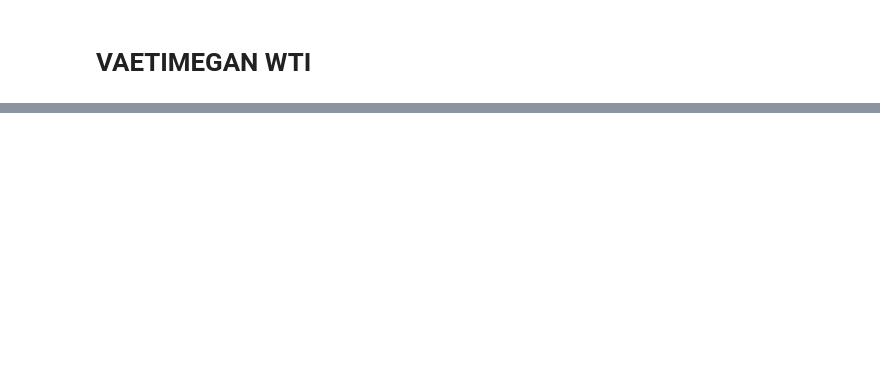
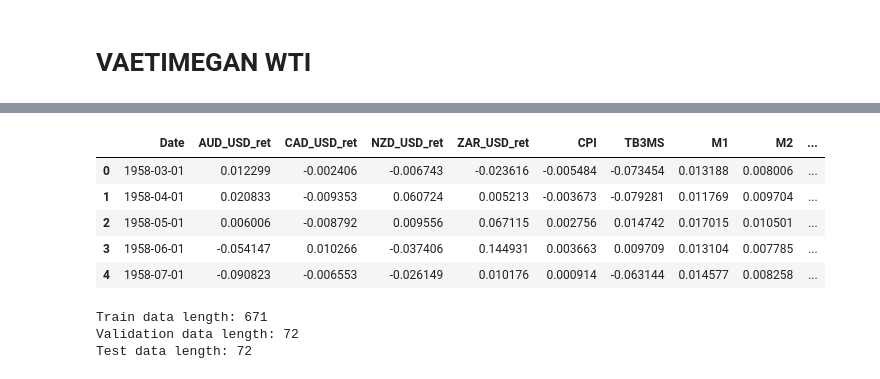
Before and after one commit to Meowth239/dse4101-project, a Jupyter notebook: lstm_src/lstm_update_vaetimegan.ipynb, the cells around one changed output, grey strips where cells are left out. Cells and saved outputs as stored; diff of their text form; code cells hidden in the pictures; blank space fills up the shorter version.

```diff
--- a/lstm_src/lstm_update_vaetimegan.ipynb
+++ b/lstm_src/lstm_update_vaetimegan.ipynb
@@ -16,7 +32,15 @@ from my_lstm import build_lstm_model, create_sequences, expanding_window_lstm_fo
 # %%
-df = pd.read_csv('../data/final_data_with_VAETIMEGAN.csv')
+#df = pd.read_csv('../data/final_data_with_VAETIMEGAN.csv')
+df = pd.read_csv('/content/dse4101-project/data/final_data_with_VAETIMEGAN.csv')
 df['Date'] = pd.to_datetime(df['Date'])
 df.head()
+# %% [output]
+|  | Date | AUD_USD_ret | CAD_USD_ret | NZD_USD_ret | ZAR_USD_ret | CPI | TB3MS | M1 | M2 | ... |
+| 0 | 1958-03-01 | 0.012299 | -0.002406 | -0.006743 | -0.023616 | -0.005484 | -0.073454 | 0.013188 | 0.008006 | ... |
+| 1 | 1958-04-01 | 0.020833 | -0.009353 | 0.060724 | 0.005213 | -0.003673 | -0.079281 | 0.011769 | 0.009704 | ... |
+| 2 | 1958-05-01 | 0.006006 | -0.008792 | 0.009556 | 0.067115 | 0.002756 | 0.014742 | 0.017015 | 0.010501 | ... |
+| 3 | 1958-06-01 | -0.054147 | 0.010266 | -0.037406 | 0.144931 | 0.003663 | 0.009709 | 0.013104 | 0.007785 | ... |
+| 4 | 1958-07-01 | -0.090823 | -0.006553 | -0.026149 | 0.010176 | 0.000914 | -0.063144 | 0.014577 | 0.008258 | ... |
 # %%
 feature_cols = [
     "wti_ret"
@@ -38,6 +62,10 @@ test_data = df.iloc[val_end:]
 print(f"Train data length: {len(train_data)}")
 print(f"Validation data length: {len(val_data)}")
 print(f"Test data length: {len(test_data)}")
+# %% [output]
+Train data length: 671
+Validation data length: 72
+Test data length: 72
 # %%
 param_grid_tiny = {
     "lookback": [2, 10],
```
Also changed, not shown: parts of 6 cells of this notebook.
